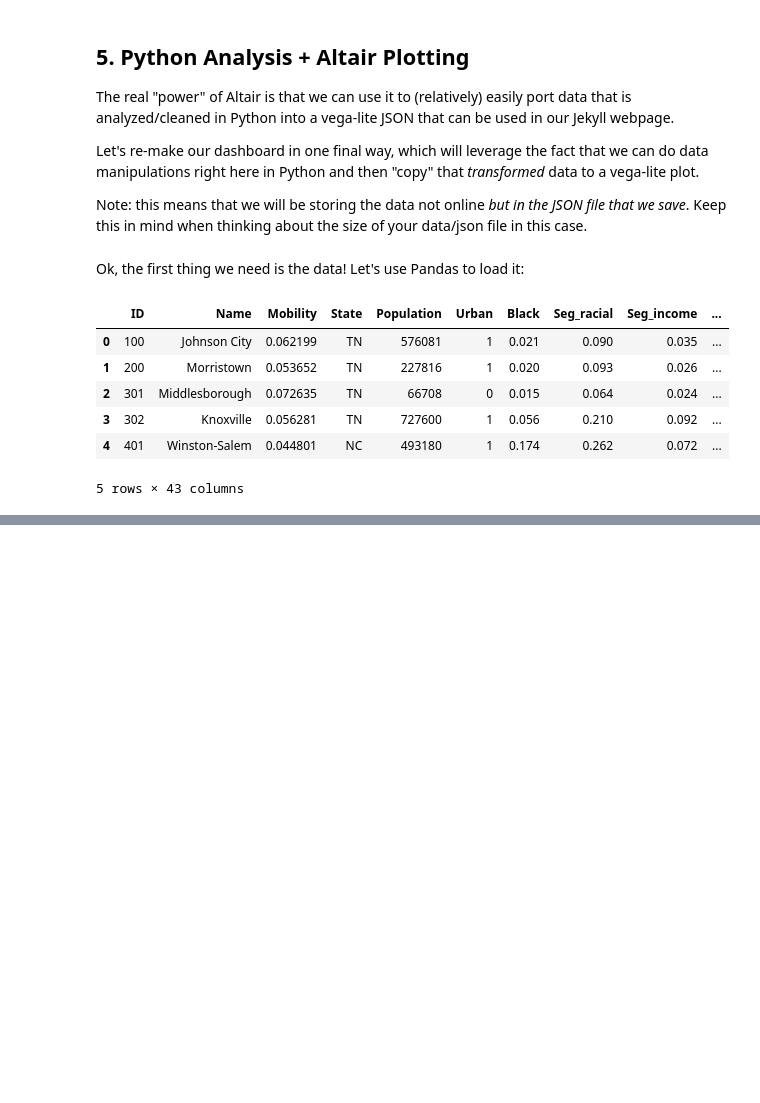
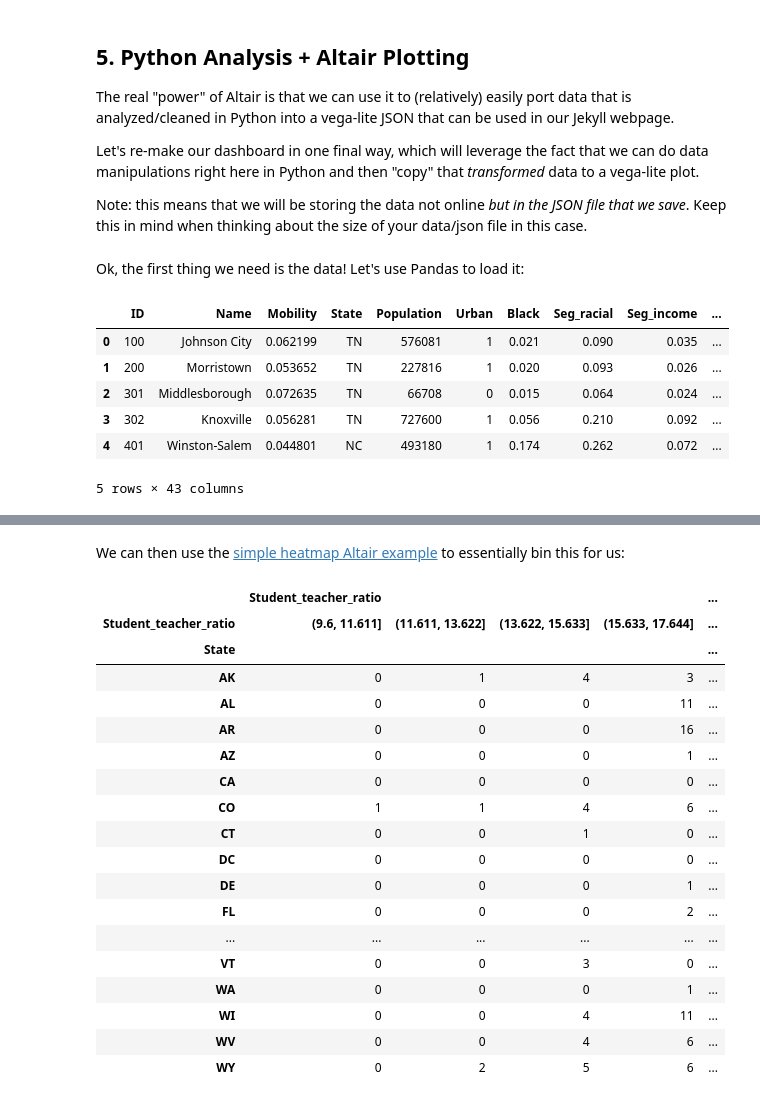
Before and after one commit to UIUC-iSchool-DataViz/is445_bcubcg_fall2022, a Jupyter notebook: week11/prep_notebook_week11.ipynb, the cells around one changed output, grey strips where cells are left out. Saved outputs shown, nothing was run; the diff lists cells and outputs as text; code cells hidden in the pictures; blank space fills up the shorter version.

Commit message:
jekyll altair intro

```diff
--- a/week11/prep_notebook_week11.ipynb
+++ b/week11/prep_notebook_week11.ipynb
@@ -557,0 +677,27 @@ mobility.head()
+# %% [markdown]
+We can then use the [simple heatmap Altair example](https://altair-viz.github.io/gallery/simple_heatmap.html#gallery-simple-heatmap) to essentially bin this for us:
+# %%
+mobility[['State',
+                   'Student_teacher_ratio', 'Mobility']].groupby(['State',
+                                                      pd.cut(mobility['Student_teacher_ratio'],
+                                                             bins=bins)]).count().unstack()
+# %% [output]
+|  | Student_teacher_ratio |  |  |  | ... |
+| Student_teacher_ratio | (9.6, 11.611] | (11.611, 13.622] | (13.622, 15.633] | (15.633, 17.644] | ... |
+| State |  |  |  |  | ... |
+| AK | 0 | 1 | 4 | 3 | ... |
+| AL | 0 | 0 | 0 | 11 | ... |
+| AR | 0 | 0 | 0 | 16 | ... |
+| AZ | 0 | 0 | 0 | 1 | ... |
+| CA | 0 | 0 | 0 | 0 | ... |
+| CO | 1 | 1 | 4 | 6 | ... |
+| CT | 0 | 0 | 1 | 0 | ... |
+| DC | 0 | 0 | 0 | 0 | ... |
+| DE | 0 | 0 | 0 | 1 | ... |
+| FL | 0 | 0 | 0 | 2 | ... |
+| ... | ... | ... | ... | ... | ... |
+| VT | 0 | 0 | 3 | 0 | ... |
+| WA | 0 | 0 | 0 | 1 | ... |
+| WI | 0 | 0 | 4 | 11 | ... |
+| WV | 0 | 0 | 4 | 6 | ... |
+| WY | 0 | 2 | 5 | 6 | ... |
```
Also changed, not shown: parts of 18 cells of this notebook, 4 other files.
